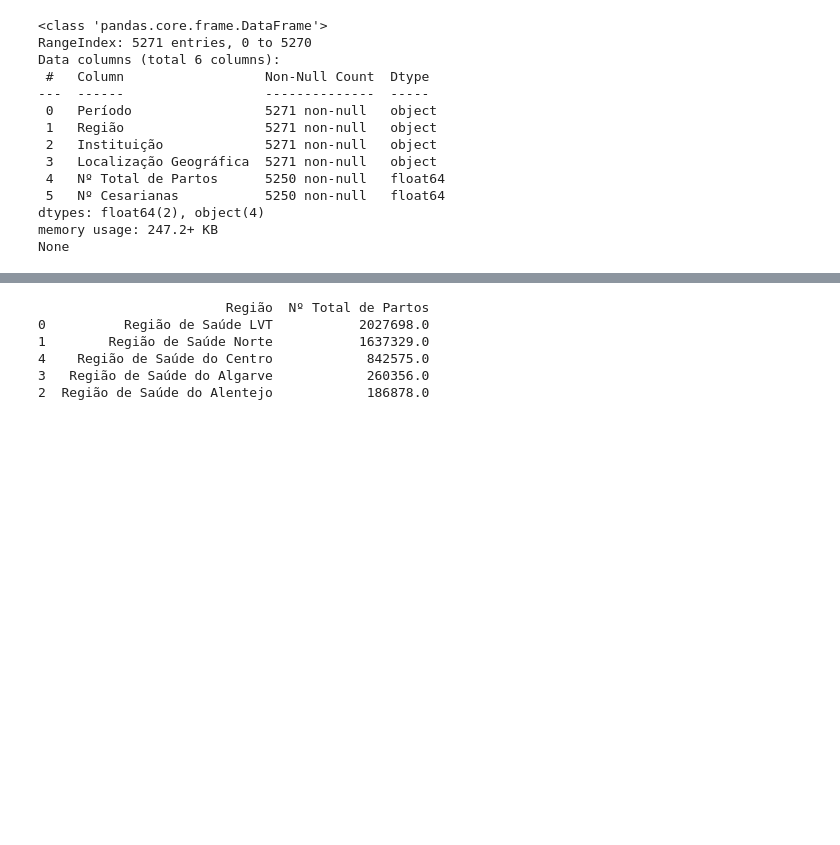
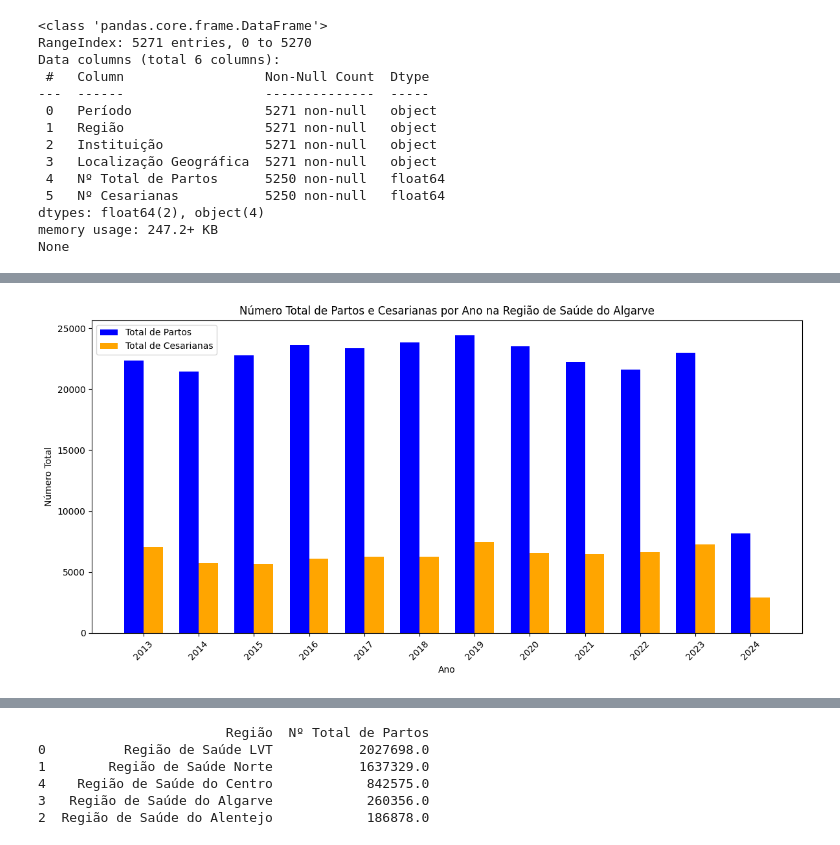
Before and after one commit to altonFreitas/projetoMTAD-partos-e-cesarianas, a Jupyter notebook: pyDSParCes.ipynb, the cells around one changed output, grey strips where cells are left out. Drawn from its saved outputs; the diff is of its cells as text; code cells hidden in the pictures; blank space fills up the shorter version.

```diff
--- a/pyDSParCes.ipynb
+++ b/pyDSParCes.ipynb
@@ -44,0 +107,17 @@ print (file)
+# %%
+# Filtrar para a região de saúde "Região de Saúde do Algarve"
+regiao_algarve = file[file["Região"] == "Região de Saúde do Algarve"]
+
+# Converter a coluna de Período para o tipo datetime, se necessário
+regiao_algarve['Período'] = pd.to_datetime(regiao_algarve['Período'], format='%Y-%m')
+
+# Extrair o ano da coluna de Período
+regiao_algarve['Ano'] = regiao_algarve['Período'].dt.year
+
+# Agrupar por ano e somar o número de partos e cesarianas
+resultados_por_ano = regiao_algarve.groupby("Ano")[["Nº Total de Partos", "Nº Cesarianas"]].sum().reset_index()
+
+# Exibir os resultados
+print("Número total de partos e cesarianas por ano na Região de Saúde do Algarve:")
+for index, row in resultados_por_ano.iterrows():
+    print(f"Ano: {row['Ano']}, Número total de partos: {row['Nº Total de Partos']}, Número total de cesarianas: {row['Nº Cesarianas']}")
@@ -44,0 +148,22 @@ print (file)
+# %%
+# Definir o gráfico
+plt.figure(figsize=(12, 6))
+bar_width = 0.35
+index = range(len(resultados_por_ano))
+
+# Criar barras para partos e cesarianas
+plt.bar(index, resultados_por_ano["Nº Total de Partos"], width=bar_width, label="Total de Partos", color='blue')
+plt.bar([i + bar_width for i in index], resultados_por_ano["Nº Cesarianas"], width=bar_width, label="Total de Cesarianas", color='orange')
+
+# Adicionar rótulos e título
+plt.xlabel("Ano")
+plt.ylabel("Número Total")
+plt.title("Número Total de Partos e Cesarianas por Ano na Região de Saúde do Algarve")
+plt.xticks([i + bar_width / 2 for i in index], resultados_por_ano["Ano"], rotation=45)
+plt.legend()
+
+# Exibir o gráfico
+plt.tight_layout()
+plt.show()  # Exibe o gráfico no console
+# %% [output]
+[figure, added]
```
Also changed, not shown: parts of 16 cells of this notebook.
